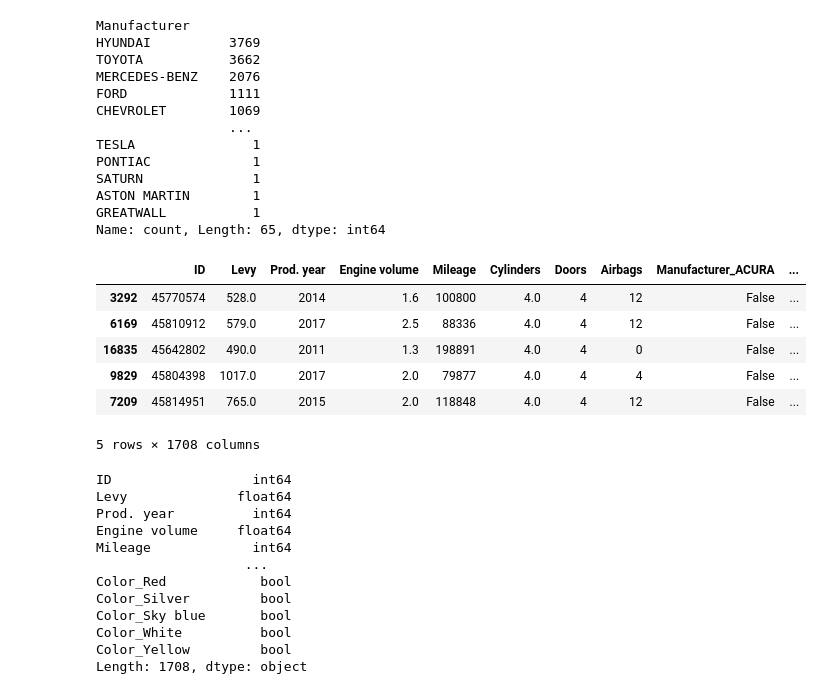
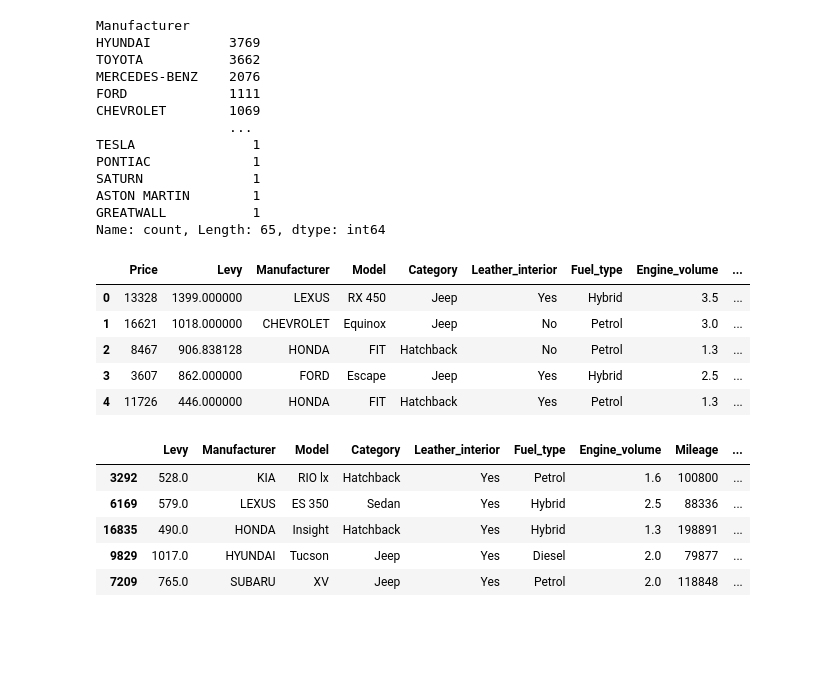
Before and after one commit to Karish-Gupta/DS502-Project, a Jupyter notebook: EDA.ipynb, the cells around one changed output. Cells and saved outputs as stored; diff of their text form; code cells hidden in the pictures; blank space fills up the shorter version.

```diff
--- a/EDA.ipynb
+++ b/EDA.ipynb
@@ -51,45 +66,56 @@ def preprocess(data: pd.DataFrame):
    # Engine Volume
    data['Engine volume'] = pd.to_numeric(data['Engine volume'].astype(str).str.replace(' Trubo', '', regex=True), errors='coerce')
 
-   #OHE Categorical Data
-   data = pd.get_dummies(data, columns=['Manufacturer', 'Model', 'Category', 'Leather interior', 'Fuel type', 'Gear box type', 'Drive wheels', 'Wheel', 'Color'])
+   # Find age of car rather than having year of production
+   data['Age'] = 2025 - data['Prod. year']
+   data = data.drop(columns=['Prod. year'])
 
+   # Adjust column names and remove spaces
+   data.columns = data.columns.str.strip().str.replace(' ', '_')
+
+   # Drop ID column
+   data = data.drop(columns=['ID'])
+
+   return data
+
+def split_data(data: pd.DataFrame):
    # Split data
    train, test = train_test_split(data, test_size=0.2, random_state=123)
-   y_train = train.pop('Price')
+   y_train = train.pop('Price') # Keep only price column in train
    X_train = train
    y_test = test.pop('Price')
    X_test = test
 
    return X_train, y_train, X_test, y_test
 
+def OHE_data(data: pd.DataFrame):
+   # OHE Categorical Data
+   # Removed Model (This adds over 1500 more columns)
+   data = data.drop(columns=['Model'])
+   return pd.get_dummies(data, columns=['Manufacturer', 'Category', 'Leather_interior', 'Fuel_type', 'Gear_box_type', 'Drive_wheels', 'Wheel', 'Color'])
 
-X_train, y_train, X_test, y_test = preprocess(data)
+
+processed_data = preprocess(data) # Use full dataset for data analysis
+OHE_processed_data = OHE_data(processed_data)
+X_train, y_train, X_test, y_test = split_data(processed_data) # Use train/test split data for modeling
+# %%
+processed_data.head()
+# %% [output]
+|  | Price | Levy | Manufacturer | Model | Category | Leather_interior | Fuel_type | Engine_volume | ... |
+| 0 | 13328 | 1399.000000 | LEXUS | RX 450 | Jeep | Yes | Hybrid | 3.5 | ... |
+| 1 | 16621 | 1018.000000 | CHEVROLET | Equinox | Jeep | No | Petrol | 3.0 | ... |
+| 2 | 8467 | 906.838128 | HONDA | FIT | Hatchback | No | Petrol | 1.3 | ... |
+| 3 | 3607 | 862.000000 | FORD | Escape | Jeep | Yes | Hybrid | 2.5 | ... |
+| 4 | 11726 | 446.000000 | HONDA | FIT | Hatchback | Yes | Petrol | 1.3 | ... |
 # %%
-X_train.head(5)
+X_train.head()
 # %% [output]
-|  | ID | Levy | Prod. year | Engine volume | Mileage | Cylinders | Doors | Airbags | Manufacturer_ACURA | ... |
-| 3292 | 45770574 | 528.0 | 2014 | 1.6 | 100800 | 4.0 | 4 | 12 | False | ... |
-| 6169 | 45810912 | 579.0 | 2017 | 2.5 | 88336 | 4.0 | 4 | 12 | False | ... |
-| 16835 | 45642802 | 490.0 | 2011 | 1.3 | 198891 | 4.0 | 4 | 0 | False | ... |
-| 9829 | 45804398 | 1017.0 | 2017 | 2.0 | 79877 | 4.0 | 4 | 4 | False | ... |
-| 7209 | 45814951 | 765.0 | 2015 | 2.0 | 118848 | 4.0 | 4 | 12 | False | ... |
+|  | Levy | Manufacturer | Model | Category | Leather_interior | Fuel_type | Engine_volume | Mileage | ... |
+| 3292 | 528.0 | KIA | RIO lx | Hatchback | Yes | Petrol | 1.6 | 100800 | ... |
+| 6169 | 579.0 | LEXUS | ES 350 | Sedan | Yes | Hybrid | 2.5 | 88336 | ... |
+| 16835 | 490.0 | HONDA | Insight | Hatchback | Yes | Hybrid | 1.3 | 198891 | ... |
+| 9829 | 1017.0 | HYUNDAI | Tucson | Jeep | Yes | Diesel | 2.0 | 79877 | ... |
+| 7209 | 765.0 | SUBARU | XV | Jeep | Yes | Petrol | 2.0 | 118848 | ... |
-5 rows × 1708 columns
-# %%
-X_train.dtypes
-# %% [output]
-ID                  int64
-Levy              float64
-Prod. year          int64
-Engine volume     float64
-Mileage             int64
-                   ...
-Color_Red            bool
-Color_Silver         bool
-Color_Sky blue       bool
-Color_White          bool
-Color_Yellow         bool
-Length: 1708, dtype: object
 # %%
 ''' Data is cleaned and prepped'''
 # %% [output]
```
Also changed, not shown: parts of 14 cells of this notebook.
